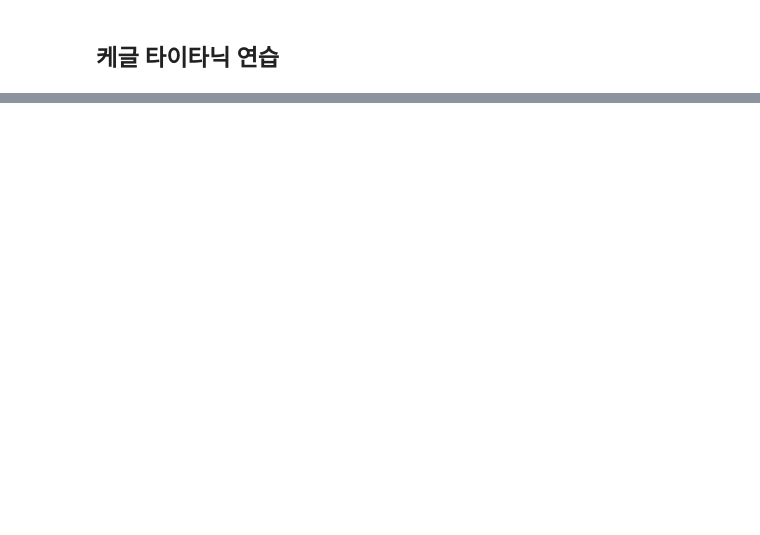
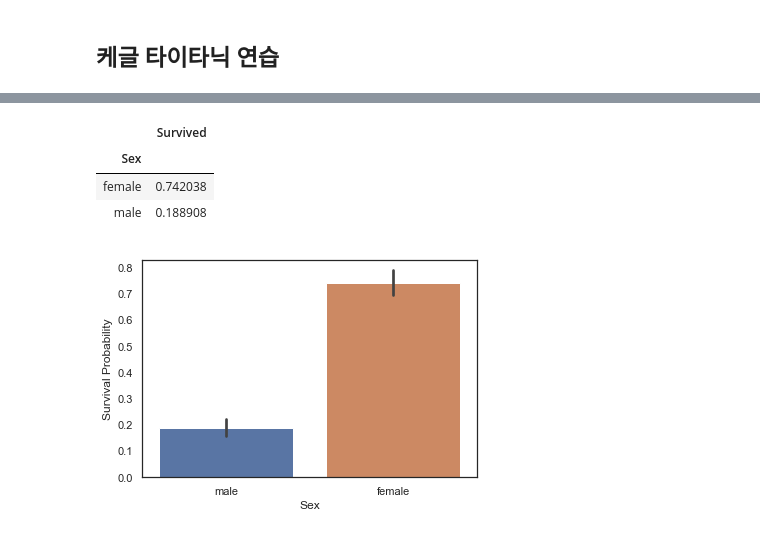
Before and after one commit to DominKim/kaggle_practice, a Jupyter notebook: Step01_Titanic.ipynb, the cells around one changed output, grey strips where cells are left out. Cells and saved outputs as stored; diff of their text form; code cells hidden in the pictures; blank space fills up the shorter version.

```diff
--- a/Step01_Titanic.ipynb
+++ b/Step01_Titanic.ipynb
@@ -14,0 +123,11 @@ FileNotFoundError: [Errno 2] File b'./data/train.csv' does not exist: b'./data/t
+# %%
+# 성별에 따른 승객 비율
+g = sns.barplot(x = "Sex", y = "Survived", data = train)
+g = g.set_ylabel("Survival Probability")
+train[["Sex", "Survived"]].groupby(["Sex"]).mean().sort_values(by = "Survived", ascending = False)
+# %% [output]
+|  | Survived |
+| Sex |  |
+| female | 0.742038 |
+| male | 0.188908 |
+[figure, added]
```
Also changed, not shown: parts of 68 cells of this notebook.
